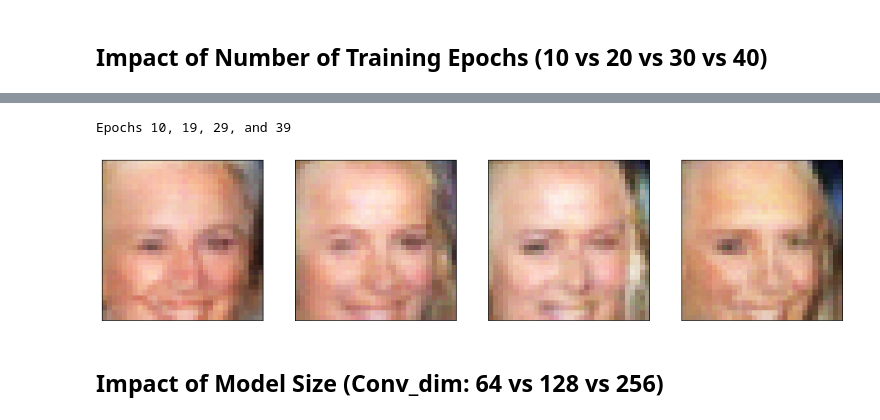
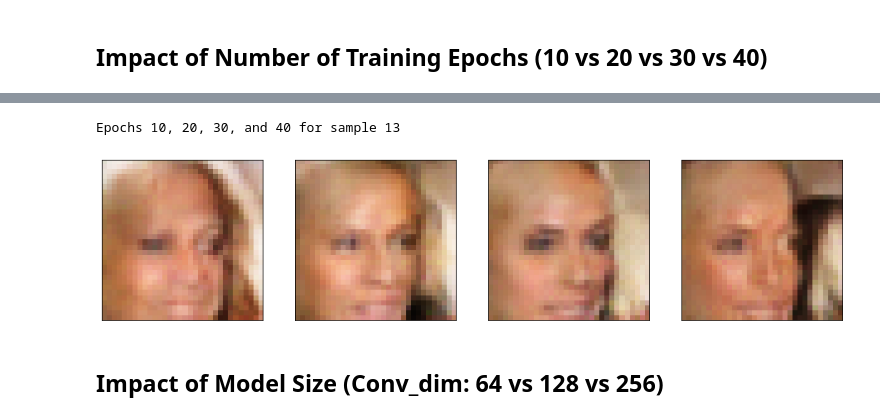
Before and after one commit to versavel/dl_nanodegree_project_face_generation, a Jupyter notebook: dlnd_face_generation.ipynb, the cells around one changed output, grey strips where cells are left out. Drawn from its saved outputs; the diff is of its cells as text; code cells hidden in the pictures.

```diff
--- a/dlnd_face_generation.ipynb
+++ b/dlnd_face_generation.ipynb
@@ -756,23 +780,23 @@ Batch Size 512
 # %%
 # Improvement of a generated image after every 5 epochs
 def view_samples_by_epoch(samples):
     fig, axes = plt.subplots(figsize=(16,3.6), nrows=1, ncols=4, sharey=True, sharex=True)
     epochs = [9, 19, 29, 39]
-    print("Epochs 10, 19, 29, and 39")
+    print("Epochs 10, 20, 30, and 40 for sample 13")
     for ax, epoch_ in zip(axes.flatten(), epochs):
         epoch = int(epoch_)
-        img = samples[epoch][0]
+        img = samples[epoch][12]
         img = img.detach().cpu().numpy()
         img = np.transpose(img, (1, 2, 0))
         img = ((img + 1)*255 / (2)).astype(np.uint8)
         ax.xaxis.set_visible(False)
         ax.yaxis.set_visible(False)
         im = ax.imshow(img.reshape((32,32,3)))
 
 _ = view_samples_by_epoch(samples)
 # %% [output]
-Epochs 10, 19, 29, and 39
+Epochs 10, 20, 30, and 40 for sample 13
-[figure, old version]
+[figure, new version]
 # %% [markdown]
 ## Impact of Model Size (Conv_dim: 64 vs 128 vs 256)
 # %%
```
Also changed, not shown: parts of 9 cells of this notebook.
